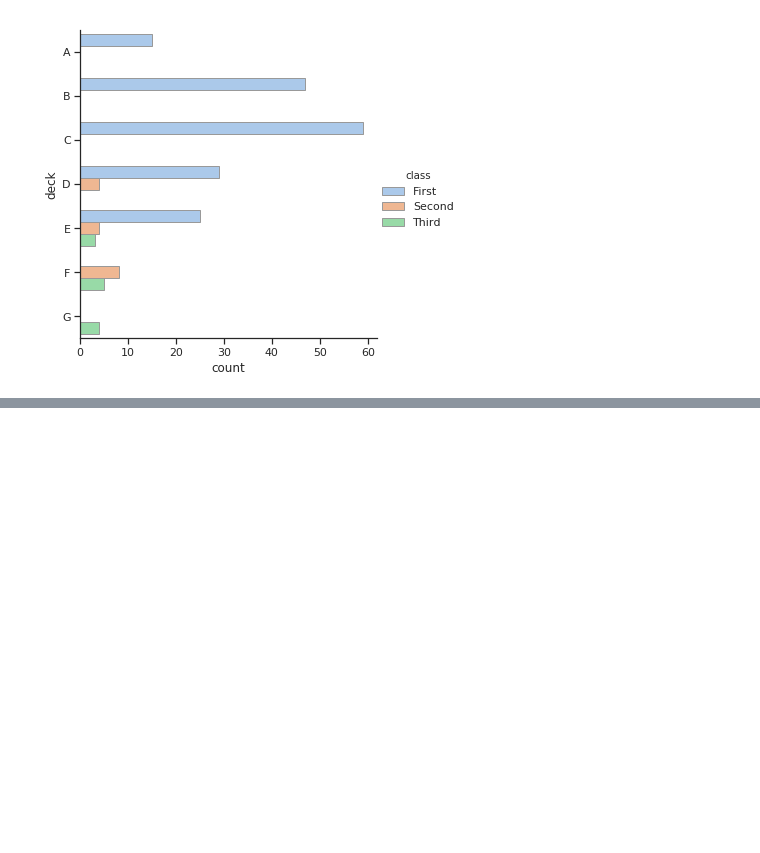
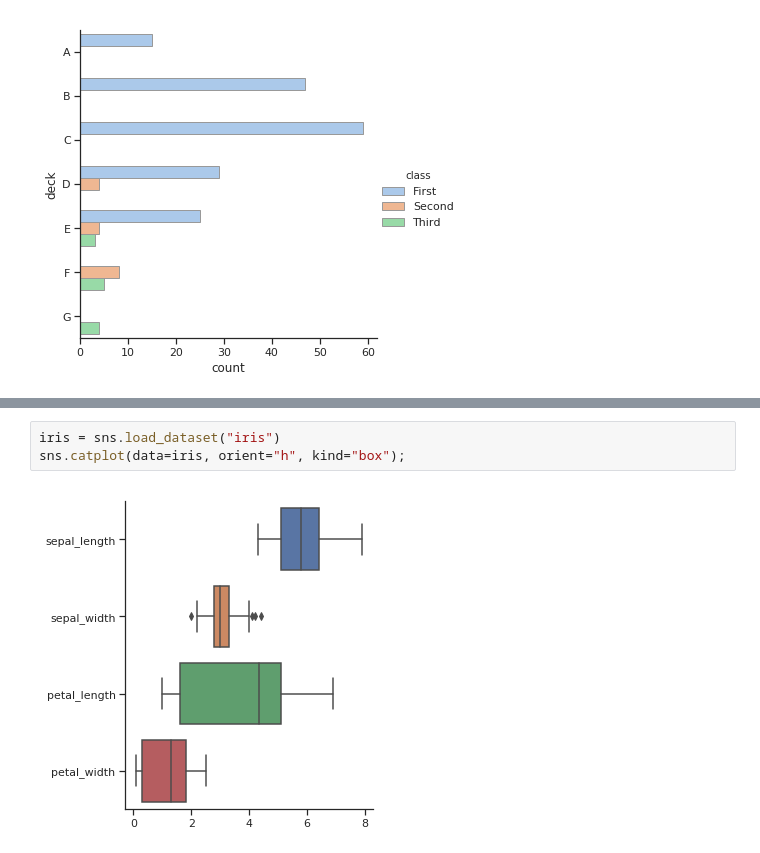
Before and after one commit to pea-sys/Til, a Jupyter notebook: OfficialSeabornTutorial.ipynb, the cells around one changed output, grey strips where cells are left out. Saved outputs shown, nothing was run; the diff lists cells and outputs as text; blank space fills up the shorter version.

```diff
--- a/OfficialSeabornTutorial.ipynb
+++ b/OfficialSeabornTutorial.ipynb
@@ -485,0 +505,5 @@ sns.catplot(y="deck", hue="class", kind="count",
+# %%
+iris = sns.load_dataset("iris")
+sns.catplot(data=iris, orient="h", kind="box");
+# %% [output]
+[figure, added]
```
Also changed, not shown: parts of 39 cells of this notebook.
